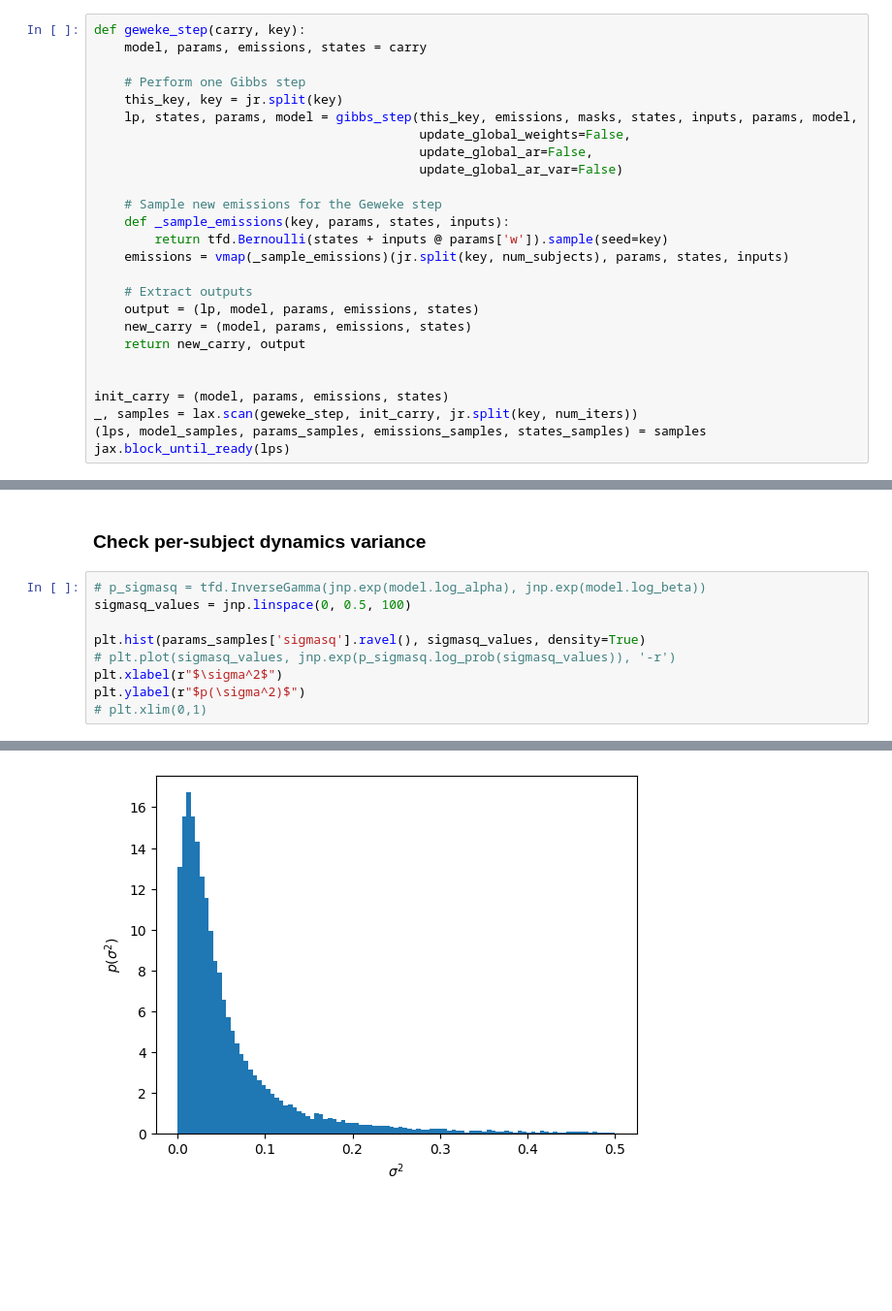
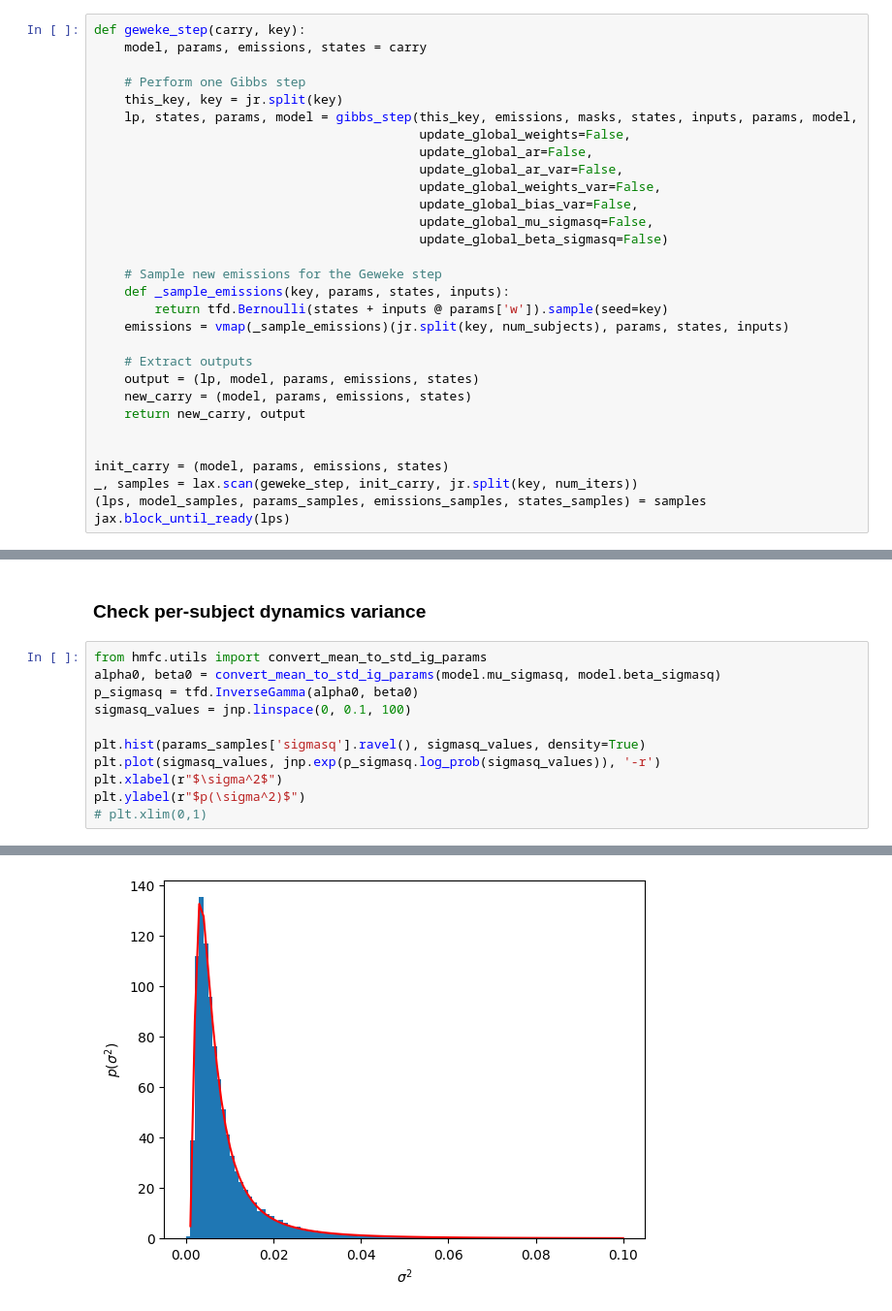
Before and after one commit to robinvloeberghs/hMFC, a Jupyter notebook: Paper/testing/hMFC_Geweke.ipynb, the cells around one changed output, grey strips where cells are left out. Shown: that part at 97% size. Drawn from its saved outputs; the diff is of its cells as text; blank space fills up the shorter version.

```diff
--- a/Paper/testing/hMFC_Geweke.ipynb
+++ b/Paper/testing/hMFC_Geweke.ipynb
@@ -84,7 +84,11 @@ def geweke_step(carry, key):
     lp, states, params, model = gibbs_step(this_key, emissions, masks, states, inputs, params, model,
                                            update_global_weights=False,
                                            update_global_ar=False,
-                                           update_global_ar_var=False)
+                                           update_global_ar_var=False,
+                                           update_global_weights_var=False,
+                                           update_global_bias_var=False,
+                                           update_global_mu_sigmasq=False,
+                                           update_global_beta_sigmasq=False)
 
     # Sample new emissions for the Geweke step
     def _sample_emissions(key, params, states, inputs):
@@ -209,14 +213,16 @@ Text(0, 0.5, '$p(\\mu_0)$')
 # %% [markdown]
 ### Check per-subject dynamics variance
 # %%
-# p_sigmasq = tfd.InverseGamma(jnp.exp(model.log_alpha), jnp.exp(model.log_beta))
-sigmasq_values = jnp.linspace(0, 0.5, 100)
+from hmfc.utils import convert_mean_to_std_ig_params
+alpha0, beta0 = convert_mean_to_std_ig_params(model.mu_sigmasq, model.beta_sigmasq)
+p_sigmasq = tfd.InverseGamma(alpha0, beta0)
+sigmasq_values = jnp.linspace(0, 0.1, 100)
 
 plt.hist(params_samples['sigmasq'].ravel(), sigmasq_values, density=True)
-# plt.plot(sigmasq_values, jnp.exp(p_sigmasq.log_prob(sigmasq_values)), '-r')
+plt.plot(sigmasq_values, jnp.exp(p_sigmasq.log_prob(sigmasq_values)), '-r')
 plt.xlabel(r"$\sigma^2$")
 plt.ylabel(r"$p(\sigma^2)$")
 # plt.xlim(0,1)
 # %% [output]
 Text(0, 0.5, '$p(\\sigma^2)$')
-[figure, old version]
+[figure, new version]
```
Also changed, not shown: parts of 8 cells of this notebook, 1 other file.
